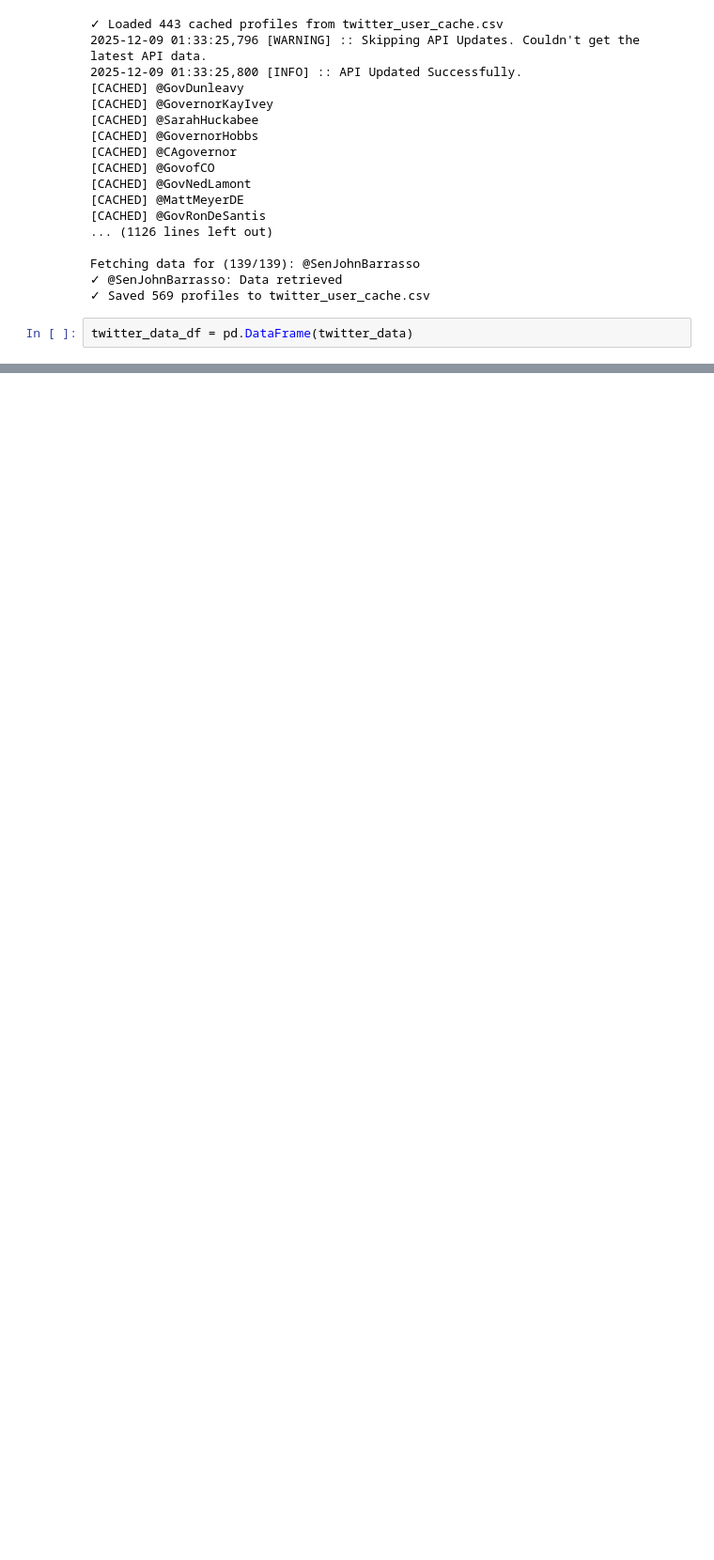
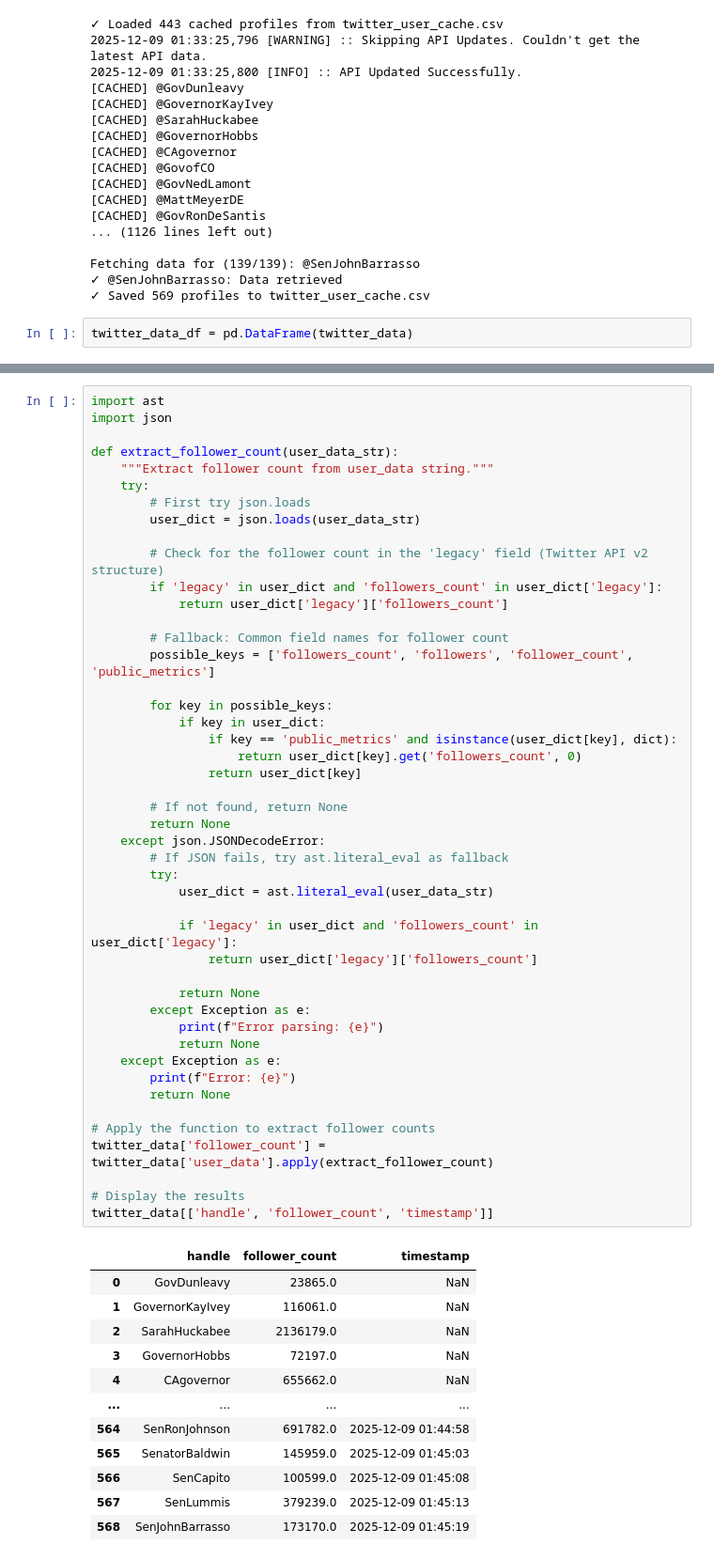
Before and after one commit to aishichandra/journalism2050, a Jupyter notebook: twitter.ipynb, the cells around one changed output, grey strips where cells are left out. Shown: that part at 94% size. Saved outputs shown, nothing was run; the diff lists cells and outputs as text; blank space fills up the shorter version.

```diff
--- a/twitter.ipynb
+++ b/twitter.ipynb
@@ -150,0 +174,59 @@ twitter_data_df = pd.DataFrame(twitter_data)
+# %%
+import ast
+import json
+
+def extract_follower_count(user_data_str):
+    """Extract follower count from user_data string."""
+    try:
+        # First try json.loads
+        user_dict = json.loads(user_data_str)
+
+        # Check for the follower count in the 'legacy' field (Twitter API v2 structure)
+        if 'legacy' in user_dict and 'followers_count' in user_dict['legacy']:
+            return user_dict['legacy']['followers_count']
+
+        # Fallback: Common field names for follower count
+        possible_keys = ['followers_count', 'followers', 'follower_count', 'public_metrics']
+
+        for key in possible_keys:
+            if key in user_dict:
+                if key == 'public_metrics' and isinstance(user_dict[key], dict):
+                    return user_dict[key].get('followers_count', 0)
+                return user_dict[key]
+
+        # If not found, return None
+        return None
+    except json.JSONDecodeError:
+        # If JSON fails, try ast.literal_eval as fallback
+        try:
+            user_dict = ast.literal_eval(user_data_str)
+
+            if 'legacy' in user_dict and 'followers_count' in user_dict['legacy']:
+                return user_dict['legacy']['followers_count']
+
+            return None
+        except Exception as e:
+            print(f"Error parsing: {e}")
+            return None
+    except Exception as e:
+        print(f"Error: {e}")
+        return None
+
+# Apply the function to extract follower counts
+twitter_data['follower_count'] = twitter_data['user_data'].apply(extract_follower_count)
+
+# Display the results
+twitter_data[['handle', 'follower_count', 'timestamp']]
+# %% [output]
+|  | handle | follower_count | timestamp |
+| 0 | GovDunleavy | 23865.0 | NaN |
+| 1 | GovernorKayIvey | 116061.0 | NaN |
+| 2 | SarahHuckabee | 2136179.0 | NaN |
+| 3 | GovernorHobbs | 72197.0 | NaN |
+| 4 | CAgovernor | 655662.0 | NaN |
+| ... | ... | ... | ... |
+| 564 | SenRonJohnson | 691782.0 | 2025-12-09 01:44:58 |
+| 565 | SenatorBaldwin | 145959.0 | 2025-12-09 01:45:03 |
+| 566 | SenCapito | 100599.0 | 2025-12-09 01:45:08 |
+| 567 | SenLummis | 379239.0 | 2025-12-09 01:45:13 |
+| 568 | SenJohnBarrasso | 173170.0 | 2025-12-09 01:45:19 |
```
Also changed, not shown: parts of 5 cells of this notebook, 2 other files.
